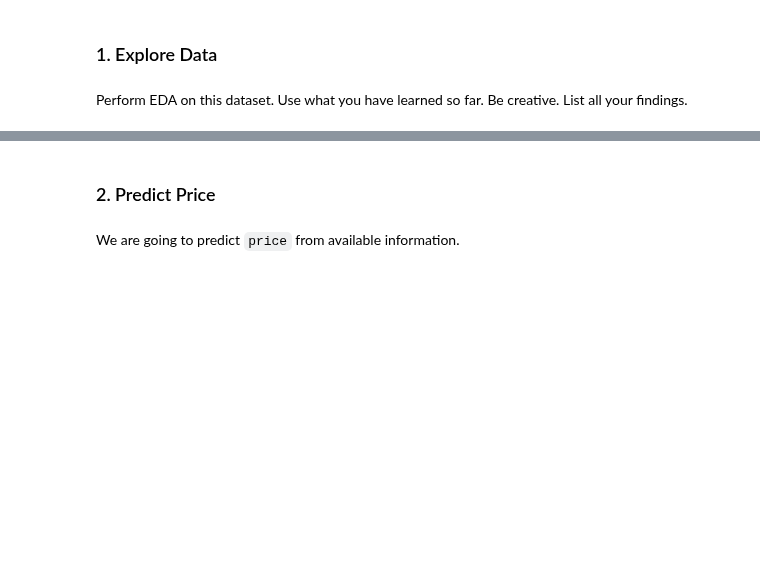
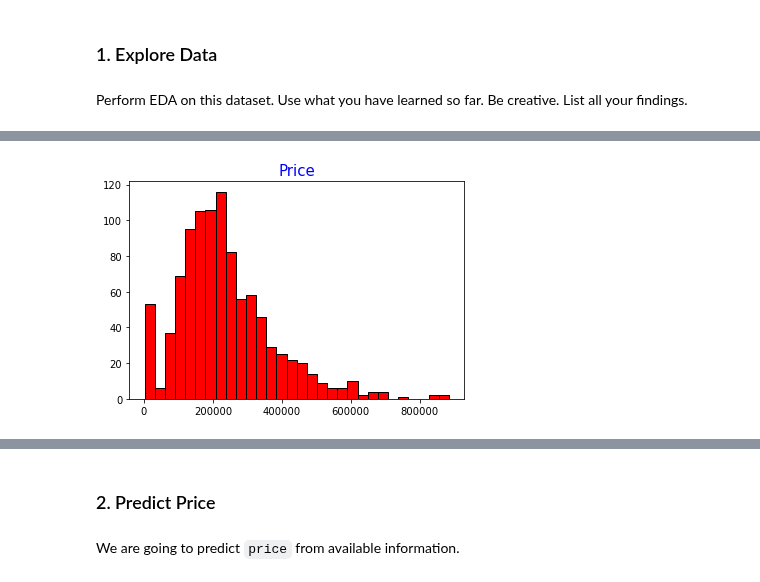
Before and after one commit to reediredale/institute-of-data, a Jupyter notebook: Module 4/Lab_4.1.1.ipynb, the cells around one changed output, grey strips where cells are left out. Cells and saved outputs as stored; diff of their text form; code cells hidden in the pictures; blank space fills up the shorter version.

```diff
--- a/Module 4/Lab_4.1.1.ipynb
+++ b/Module 4/Lab_4.1.1.ipynb
@@ -25,0 +151,7 @@ house_csv = "./../data/Sacramento_transactions.csv"
+# %%
+# Create a histogram of price and its count
+n, bins, patches = plt.hist(data['price'],bins=30, color='red', edgecolor = 'black')
+plt.title('Price', color = 'blue', fontsize=15)
+plt.show()
+# %% [output]
+[figure, added]
```
Also changed, not shown: parts of 50 cells of this notebook.
